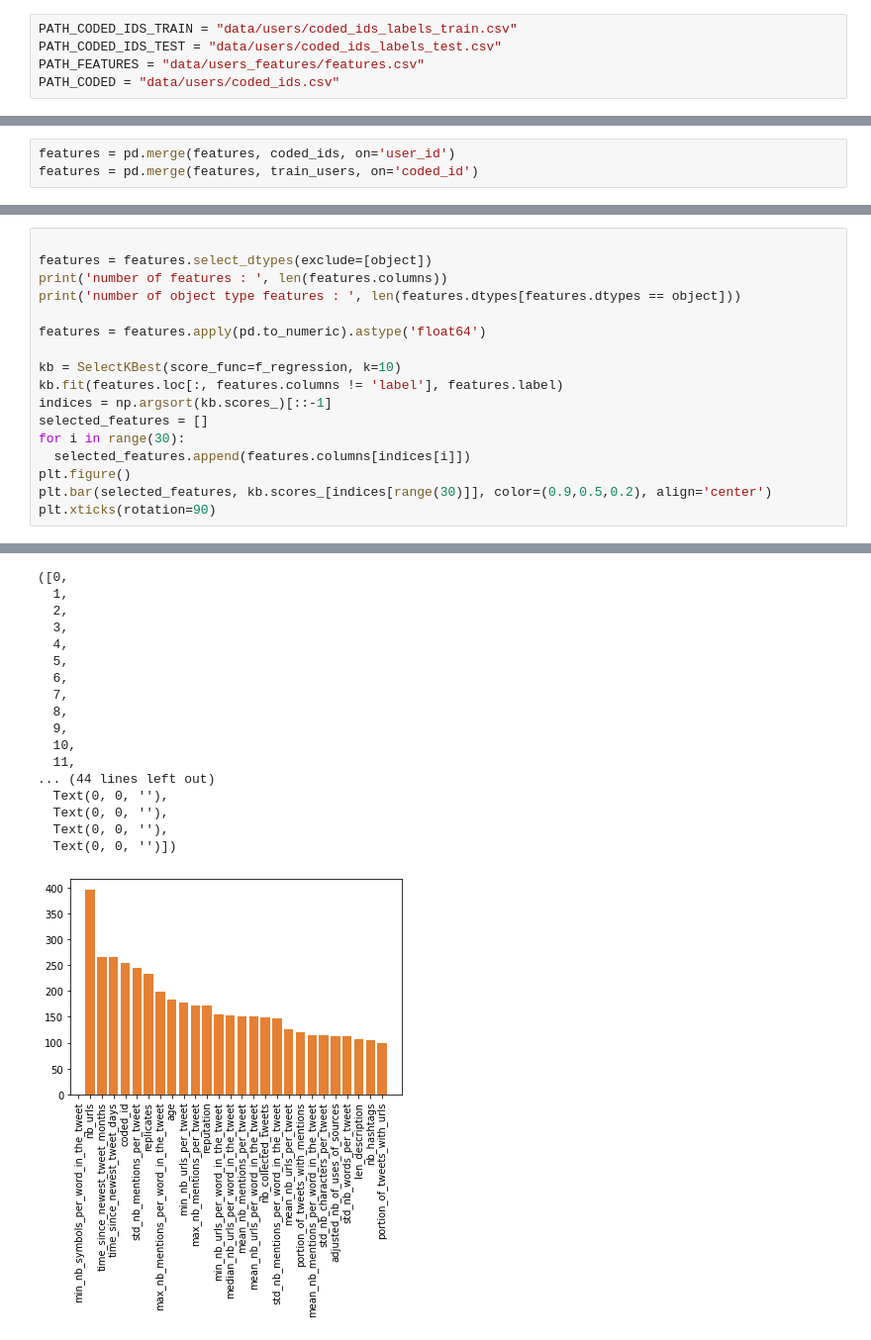
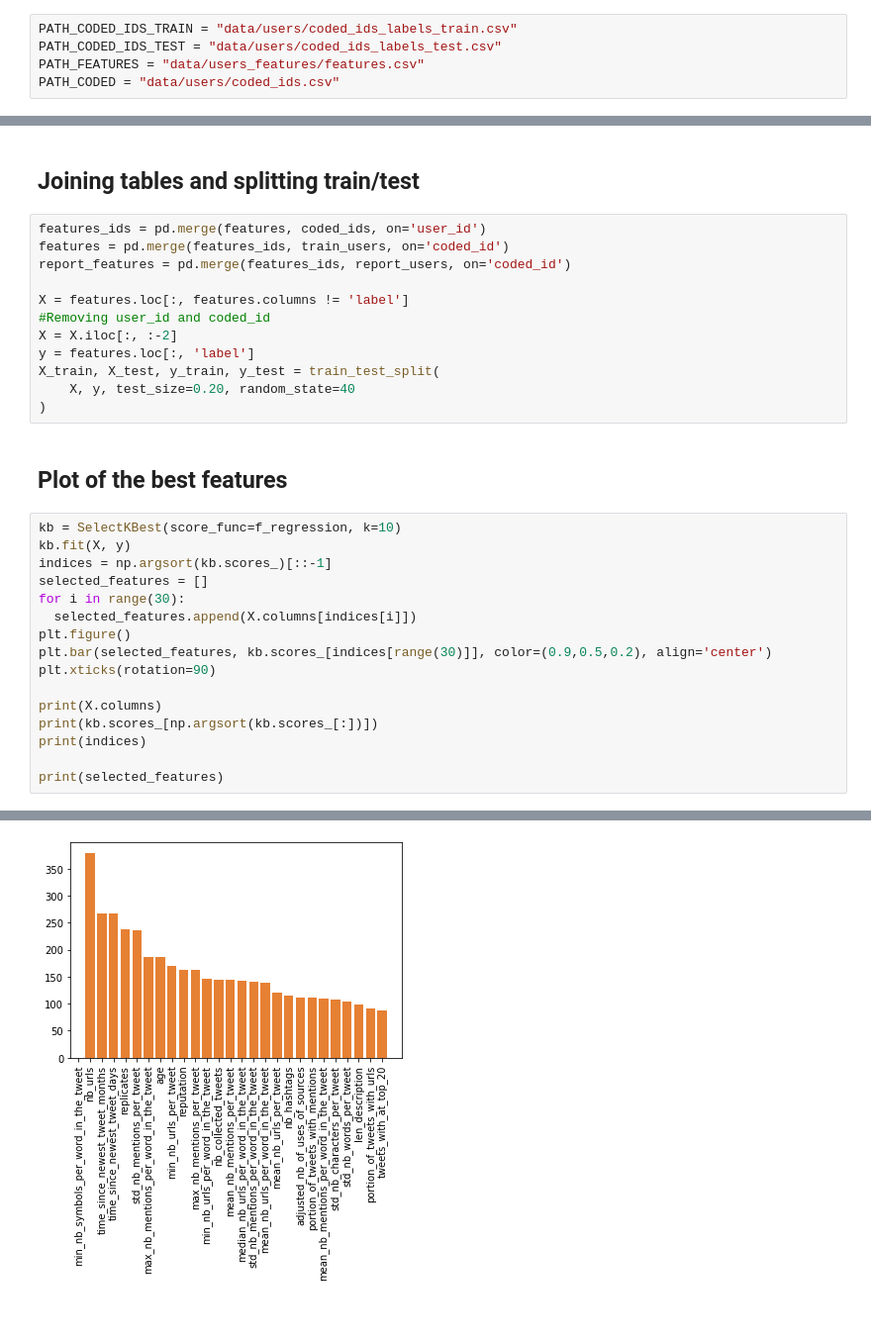
Before and after one commit to LOEWB/twitter_spam_analysis, a Jupyter notebook: twitter_spam_analysis.ipynb, the cells around one changed output, grey strips where cells are left out. Shown: that part at 99% size. Saved outputs shown, nothing was run; the diff lists cells and outputs as text; blank space fills up the shorter version.

```diff
--- a/twitter_spam_analysis.ipynb
+++ b/twitter_spam_analysis.ipynb
@@ -44,3 +47,0 @@ plt.show()
-# %%
-features = pd.merge(features, coded_ids, on='user_id')
-features = pd.merge(features, train_users, on='coded_id')
@@ -58,18 +72,33 @@ columns with NaN deleted :  ['spam_in_screen_name', 'time_zone', 'utc_offset']
+# %% [markdown]
+## Joining tables and splitting train/test
+# %%
+features_ids = pd.merge(features, coded_ids, on='user_id')
+features = pd.merge(features_ids, train_users, on='coded_id')
+report_features = pd.merge(features_ids, report_users, on='coded_id')
+
+X = features.loc[:, features.columns != 'label']
+#Removing user_id and coded_id
+X = X.iloc[:, :-2]
+y = features.loc[:, 'label']
+X_train, X_test, y_train, y_test = train_test_split(
+    X, y, test_size=0.20, random_state=40
+)
+# %% [markdown]
+## Plot of the best features
 # %%
-
-features = features.select_dtypes(exclude=[object])
-print('number of features : ', len(features.columns))
-print('number of object type features : ', len(features.dtypes[features.dtypes == object]))
-
-features = features.apply(pd.to_numeric).astype('float64')
-
 kb = SelectKBest(score_func=f_regression, k=10)
-kb.fit(features.loc[:, features.columns != 'label'], features.label)
+kb.fit(X, y)
 indices = np.argsort(kb.scores_)[::-1]
 selected_features = []
 for i in range(30):
-  selected_features.append(features.columns[indices[i]])
+  selected_features.append(X.columns[indices[i]])
 plt.figure()
 plt.bar(selected_features, kb.scores_[indices[range(30)]], color=(0.9,0.5,0.2), align='center')
 plt.xticks(rotation=90)
+
+print(X.columns)
+print(kb.scores_[np.argsort(kb.scores_[:])])
+print(indices)
+
+print(selected_features)
 # %% [output]
@@ -78,18 +122 @@ number of object type features :  0
-([0,
-  1,
-  2,
-  3,
-  4,
-  5,
-  6,
-  7,
-  8,
-  9,
-  10,
-  11,
-... (44 lines left out)
-  Text(0, 0, ''),
-  Text(0, 0, ''),
-  Text(0, 0, ''),
-  Text(0, 0, '')])
-[figure, old version]
+[figure, new version]
```
Also changed, not shown: parts of 15 cells of this notebook.
